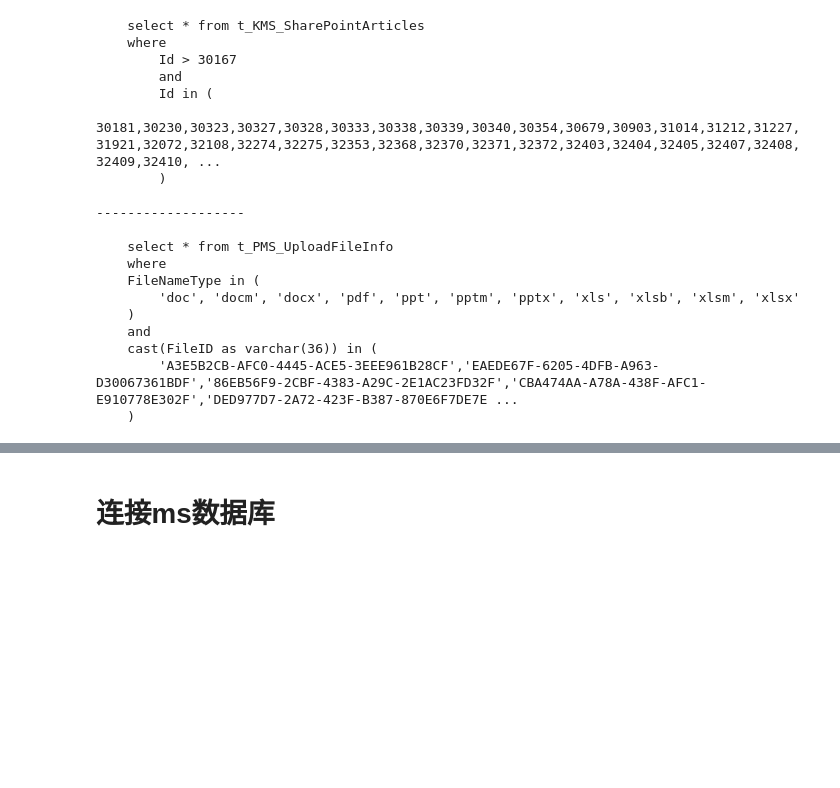
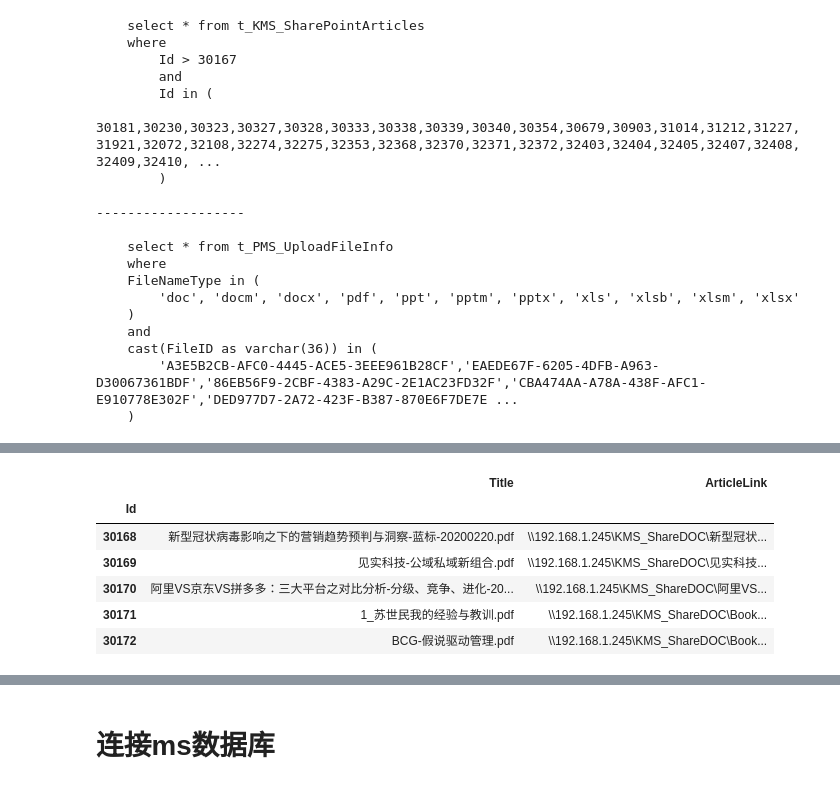
Before and after one commit to AsteriskAzurain/illuminera, a Jupyter notebook: illuminera.ipynb, the cells around one changed output, grey strips where cells are left out. Cells and saved outputs as stored; diff of their text form; code cells hidden in the pictures; blank space fills up the shorter version.

```diff
--- a/illuminera.ipynb
+++ b/illuminera.ipynb
@@ -937,0 +967,10 @@ print(sql_pms.format(','.join(["'"+str(item)+"'" for item in ls_pms_fileid])))
+# %%
+kmsSrcData.head()
+# %% [output]
+|  | Title | ArticleLink |
+| Id |  |  |
+| 30168 | 新型冠状病毒影响之下的营销趋势预判与洞察-蓝标-20200220.pdf | \\192.168.1.245\KMS_ShareDOC\新型冠状... |
+| 30169 | 见实科技-公域私域新组合.pdf | \\192.168.1.245\KMS_ShareDOC\见实科技... |
+| 30170 | 阿里VS京东VS拼多多：三大平台之对比分析-分级、竞争、进化-20... | \\192.168.1.245\KMS_ShareDOC\阿里VS... |
+| 30171 | 1_苏世民我的经验与教训.pdf | \\192.168.1.245\KMS_ShareDOC\Book... |
+| 30172 | BCG-假说驱动管理.pdf | \\192.168.1.245\KMS_ShareDOC\Book... |
```
Also changed, not shown: parts of 12 cells of this notebook.
